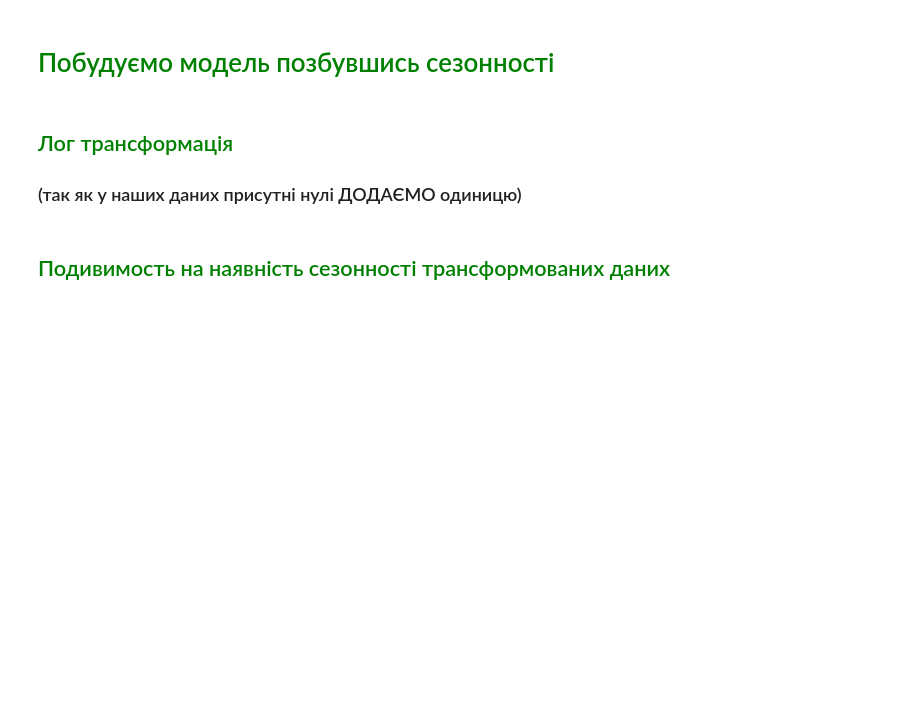
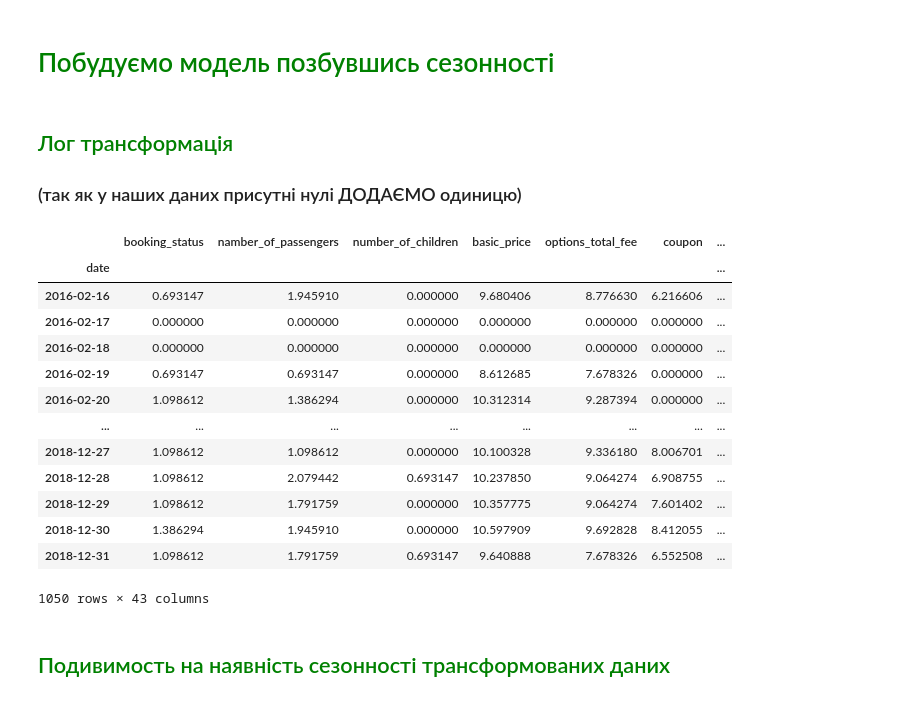
Before and after one commit to pruhlo/Reservation_test, a Jupyter notebook: XGBReg.ipynb, the cells around one changed output. Drawn from its saved outputs; the diff is of its cells as text; code cells hidden in the pictures; blank space fills up the shorter version.

```diff
--- a/XGBReg.ipynb
+++ b/XGBReg.ipynb
@@ -82,6 +82,23 @@ Accuracy = 0.12380952380952381
 data_plus_one = data+1
 # %%
 log_data = data_plus_one.applymap(lambda x : np.log(x))
+# %%
+log_data
+# %% [output]
+|  | booking_status | namber_of_passengers | number_of_children | basic_price | options_total_fee | coupon | ... |
+| date |  |  |  |  |  |  | ... |
+| 2016-02-16 | 0.693147 | 1.945910 | 0.000000 | 9.680406 | 8.776630 | 6.216606 | ... |
+| 2016-02-17 | 0.000000 | 0.000000 | 0.000000 | 0.000000 | 0.000000 | 0.000000 | ... |
+| 2016-02-18 | 0.000000 | 0.000000 | 0.000000 | 0.000000 | 0.000000 | 0.000000 | ... |
+| 2016-02-19 | 0.693147 | 0.693147 | 0.000000 | 8.612685 | 7.678326 | 0.000000 | ... |
+| 2016-02-20 | 1.098612 | 1.386294 | 0.000000 | 10.312314 | 9.287394 | 0.000000 | ... |
+| ... | ... | ... | ... | ... | ... | ... | ... |
+| 2018-12-27 | 1.098612 | 1.098612 | 0.000000 | 10.100328 | 9.336180 | 8.006701 | ... |
+| 2018-12-28 | 1.098612 | 2.079442 | 0.693147 | 10.237850 | 9.064274 | 6.908755 | ... |
+| 2018-12-29 | 1.098612 | 1.791759 | 0.000000 | 10.357775 | 9.064274 | 7.601402 | ... |
+| 2018-12-30 | 1.386294 | 1.945910 | 0.000000 | 10.597909 | 9.692828 | 8.412055 | ... |
+| 2018-12-31 | 1.098612 | 1.791759 | 0.693147 | 9.640888 | 7.678326 | 6.552508 | ... |
+1050 rows × 43 columns
 # %% [markdown]
 <h2 style='color:green;'>Подивимость на наявність сезонності трансформованих даних</h2>
 # %%
```
Also changed, not shown: parts of 18 cells of this notebook.
